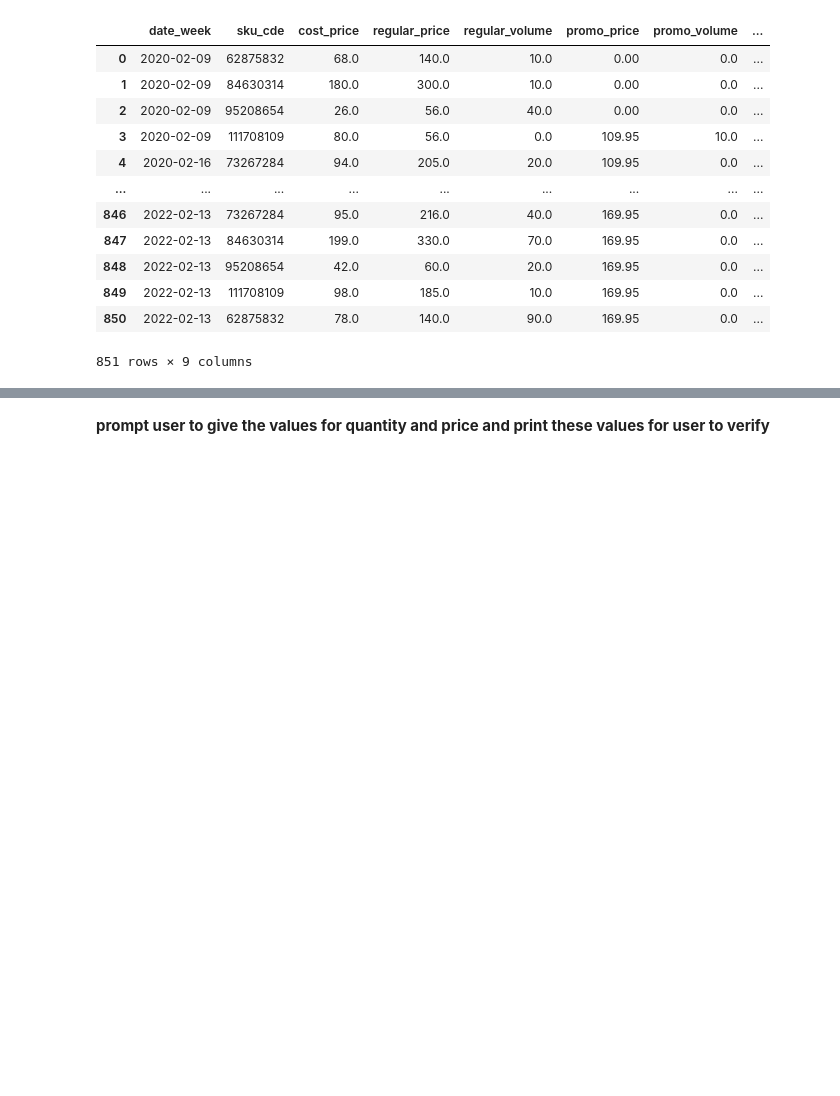
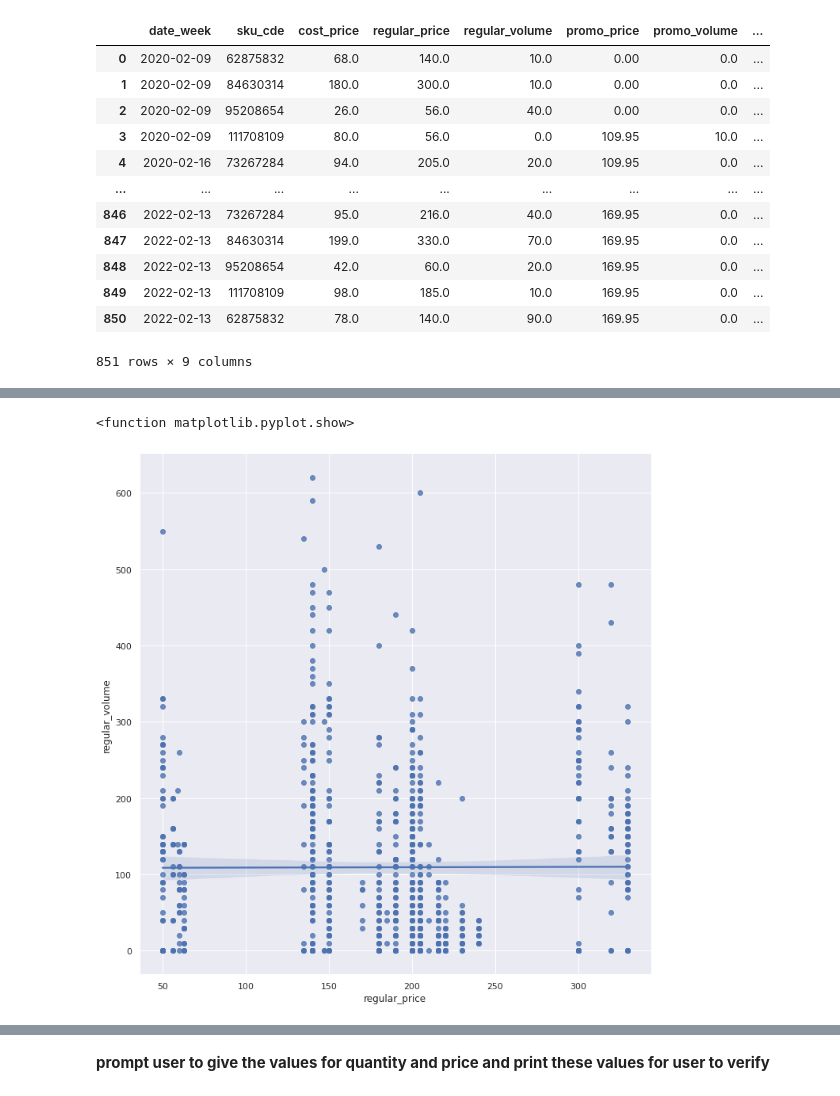
Before and after one commit to AyorindeTayo/Price-Elasticity-of-Deman-Prediction, a Jupyter notebook: Untitled64.ipynb, the cells around one changed output, grey strips where cells are left out. Saved outputs shown, nothing was run; the diff lists cells and outputs as text; code cells hidden in the pictures; blank space fills up the shorter version.

```diff
--- a/Untitled64.ipynb
+++ b/Untitled64.ipynb
@@ -466,0 +498,8 @@ df_demand_schedule
+# %%
+import seaborn as sns
+import matplotlib.pyplot as plt
+sns.pairplot(df,kind ='reg', size=10,x_vars=['regular_price'],y_vars=['regular_volume'])
+plt.show
+# %% [output]
+<function matplotlib.pyplot.show>
+[figure, added]
```
Also changed, not shown: parts of 7 cells of this notebook.
